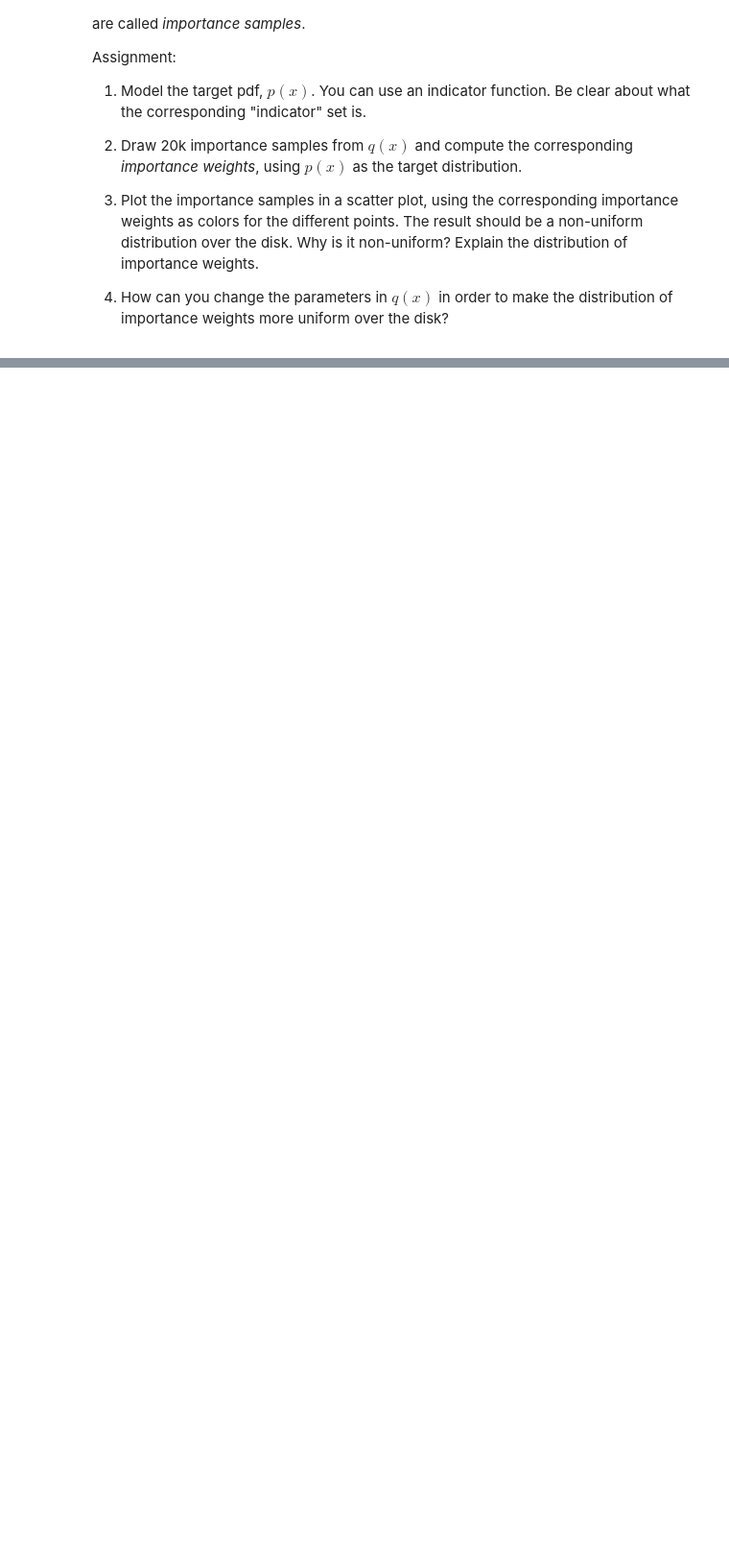
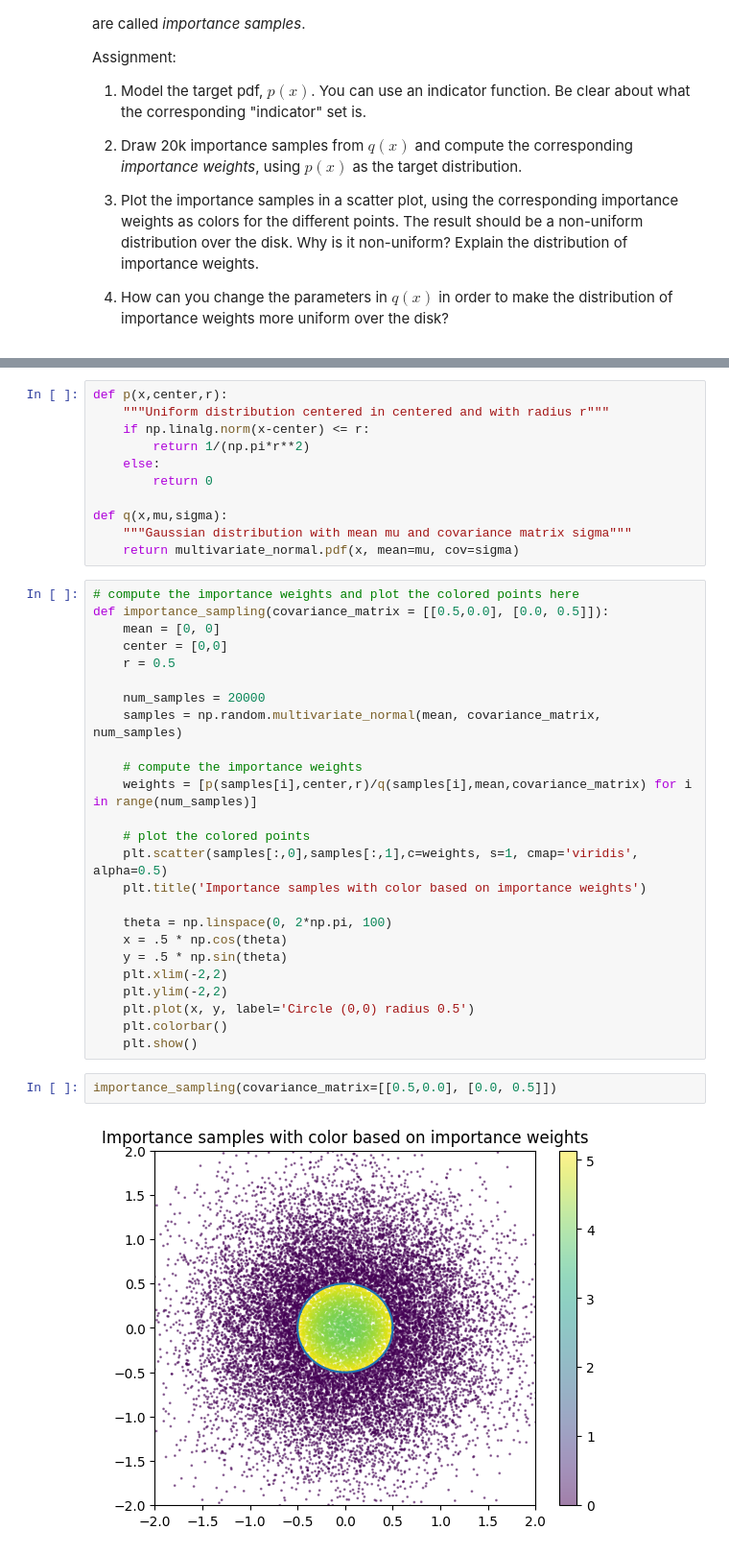
Before and after one commit to leonardodeclara/DD2447-Statistical-Methods-in-Applied-Computer-Science, a Jupyter notebook: Assignment_1/assignment1.ipynb, the cells around one changed output, grey strips where cells are left out. Shown at 96% size. Cells and saved outputs as stored; diff of their text form; blank space fills up the shorter version.

```diff
--- a/Assignment_1/assignment1.ipynb
+++ b/Assignment_1/assignment1.ipynb
@@ -753,0 +763,40 @@ Assignment:
+# %%
+def p(x,center,r):
+    """Uniform distribution centered in centered and with radius r"""
+    if np.linalg.norm(x-center) <= r:
+        return 1/(np.pi*r**2)
+    else:
+        return 0
+
+def q(x,mu,sigma):
+    """Gaussian distribution with mean mu and covariance matrix sigma"""
+    return multivariate_normal.pdf(x, mean=mu, cov=sigma)
+# %%
+# compute the importance weights and plot the colored points here
+def importance_sampling(covariance_matrix = [[0.5,0.0], [0.0, 0.5]]):
+    mean = [0, 0]
+    center = [0,0]
+    r = 0.5
+
+    num_samples = 20000
+    samples = np.random.multivariate_normal(mean, covariance_matrix, num_samples)
+
+    # compute the importance weights
+    weights = [p(samples[i],center,r)/q(samples[i],mean,covariance_matrix) for i in range(num_samples)]
+
+    # plot the colored points
+    plt.scatter(samples[:,0],samples[:,1],c=weights, s=1, cmap='viridis', alpha=0.5)
+    plt.title('Importance samples with color based on importance weights')
+
+    theta = np.linspace(0, 2*np.pi, 100)
+    x = .5 * np.cos(theta)
+    y = .5 * np.sin(theta)
+    plt.xlim(-2,2)
+    plt.ylim(-2,2)
+    plt.plot(x, y, label='Circle (0,0) radius 0.5')
+    plt.colorbar()
+    plt.show()
+# %%
+importance_sampling(covariance_matrix=[[0.5,0.0], [0.0, 0.5]])
+# %% [output]
+[figure, added]
```
Also changed, not shown: parts of 19 cells of this notebook.
